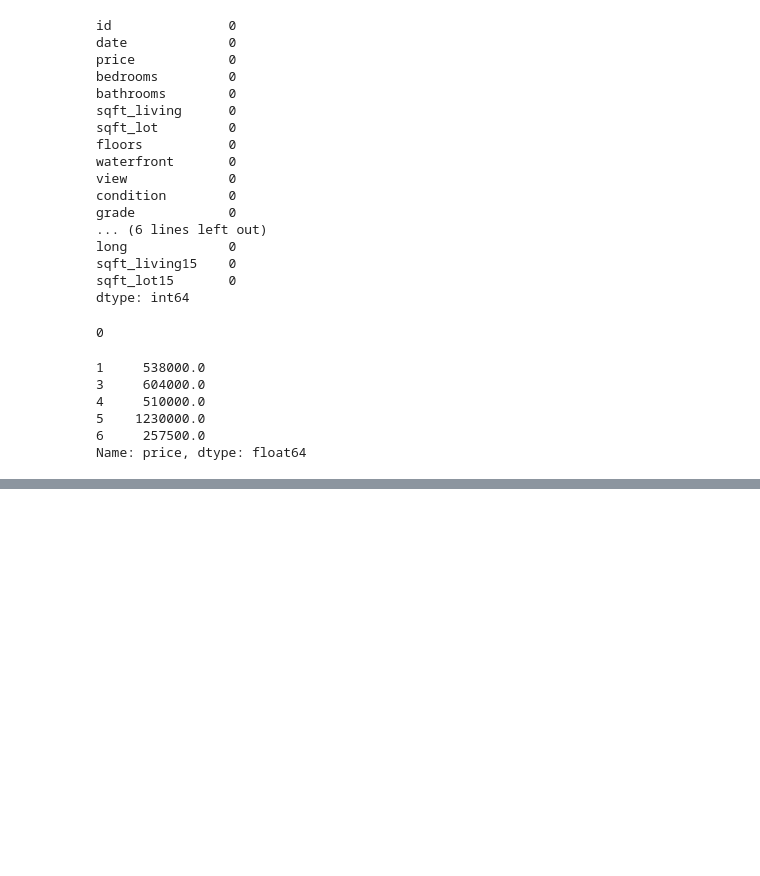
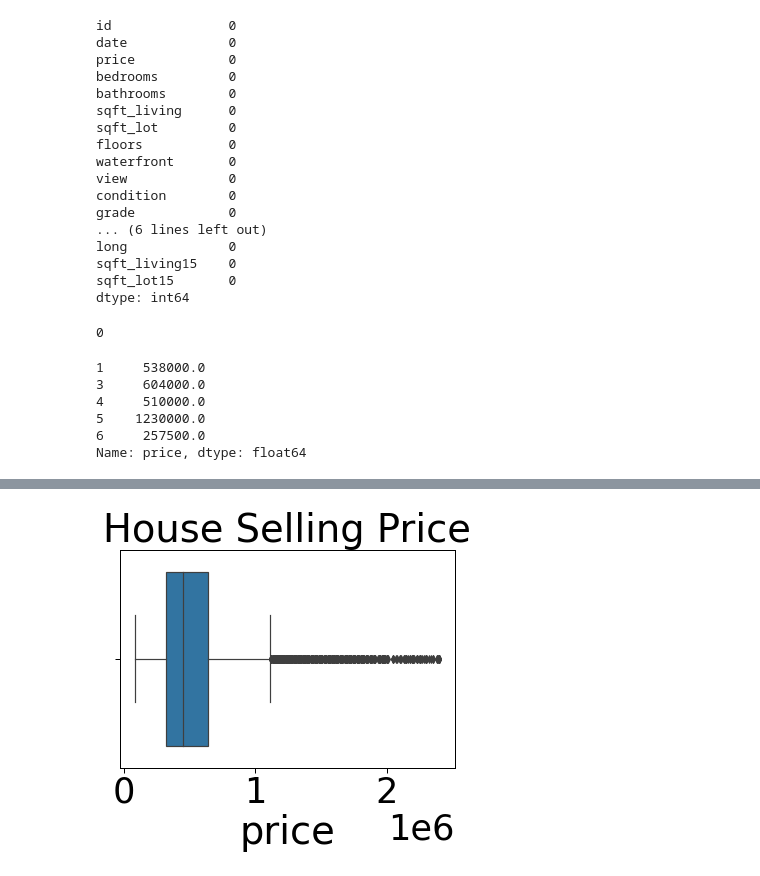
Before and after one commit to learn-co-curriculum/dsc-phase-2-project-v2-3, a Jupyter notebook: alpha.ipynb, the cells around one changed output, grey strips where cells are left out. Saved outputs shown, nothing was run; the diff lists cells and outputs as text; code cells hidden in the pictures; blank space fills up the shorter version.

```diff
--- a/alpha.ipynb
+++ b/alpha.ipynb
@@ -143,2 +145,0 @@ plt.show()
-# %%
-df['price'] = (df['price'])[(np.abs(stats.zscore(df['price'])) < 3)]
@@ -148,0 +146,8 @@ df['price'].isna().sum()
+# %%
+def remove_outliers(column,x):
+    new_column = column[(np.abs(stats.zscore(column))<x)]
+    return new_column
+# %%
+#remove price outliers
+price = remove_outliers(df.price,5)
+price
@@ -148,0 +167,8 @@ df['price'].isna().sum()
+# %%
+#review price
+
+sns.boxplot(x = price)
+plt.title('House Selling Price')
+plt.show()
+# %% [output]
+[figure, added]
```
Also changed, not shown: parts of 54 cells of this notebook.
